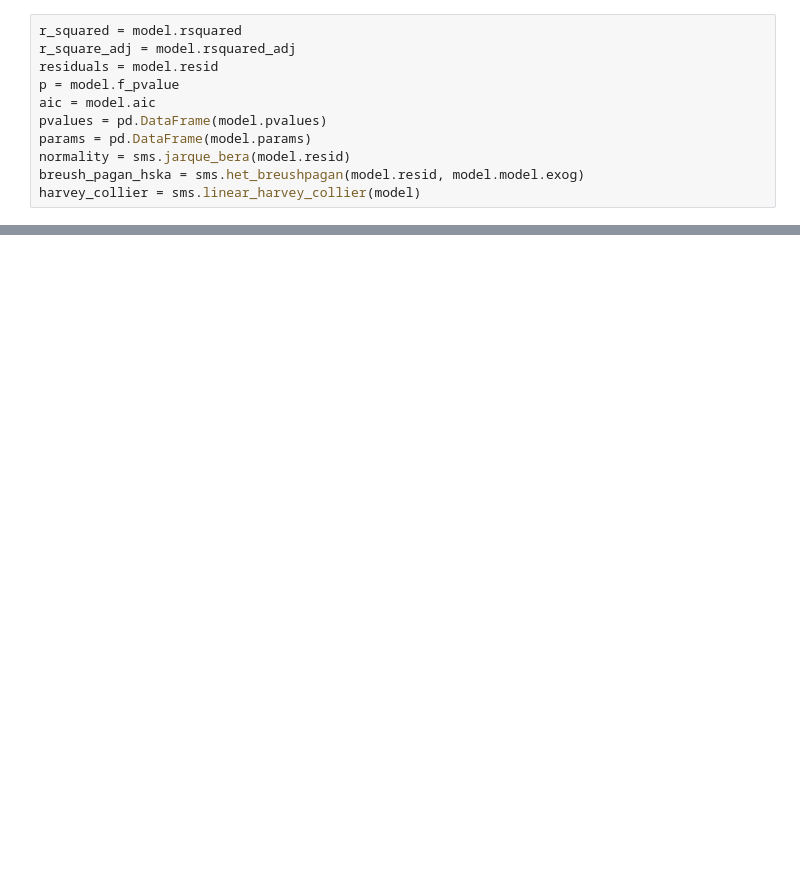
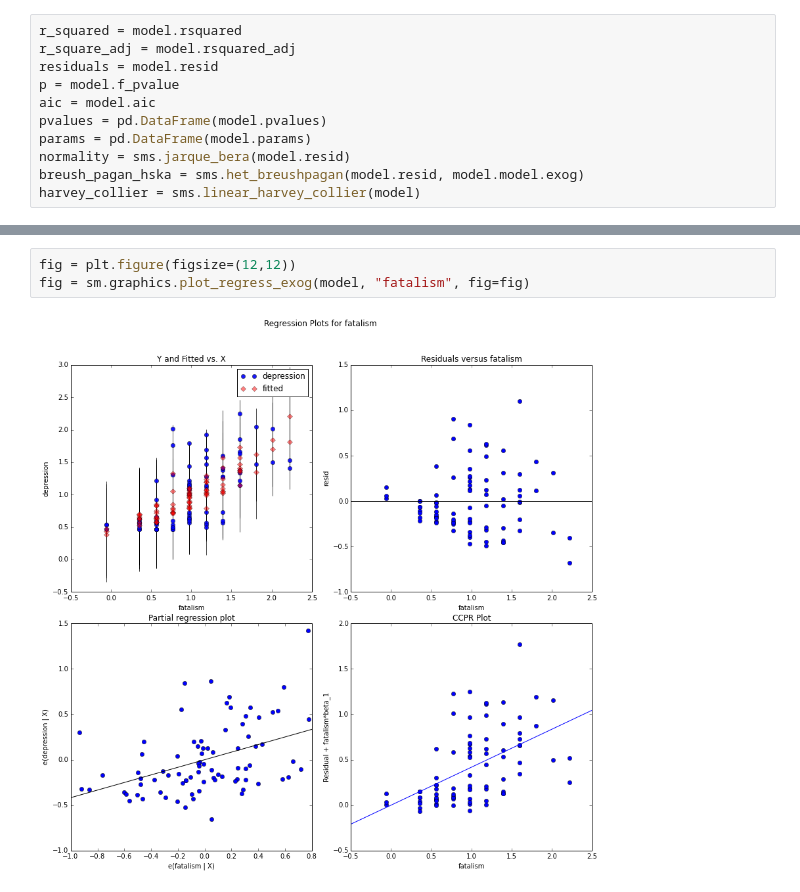
Before and after one commit to aschleg/IPython_Notebooks, a Jupyter notebook: Linear Regression with Python and Excel.ipynb, the cells around one changed output, grey strips where cells are left out. Drawn from its saved outputs; the diff is of its cells as text; blank space fills up the shorter version.

```diff
--- a/Linear Regression with Python and Excel.ipynb
+++ b/Linear Regression with Python and Excel.ipynb
@@ -142,0 +165,5 @@ Range("P17").value = pvalues
+# %%
+fig = plt.figure(figsize=(12,12))
+fig = sm.graphics.plot_regress_exog(model, "fatalism", fig=fig)
+# %% [output]
+[figure, added]
```
Also changed, not shown: parts of 31 cells of this notebook.
